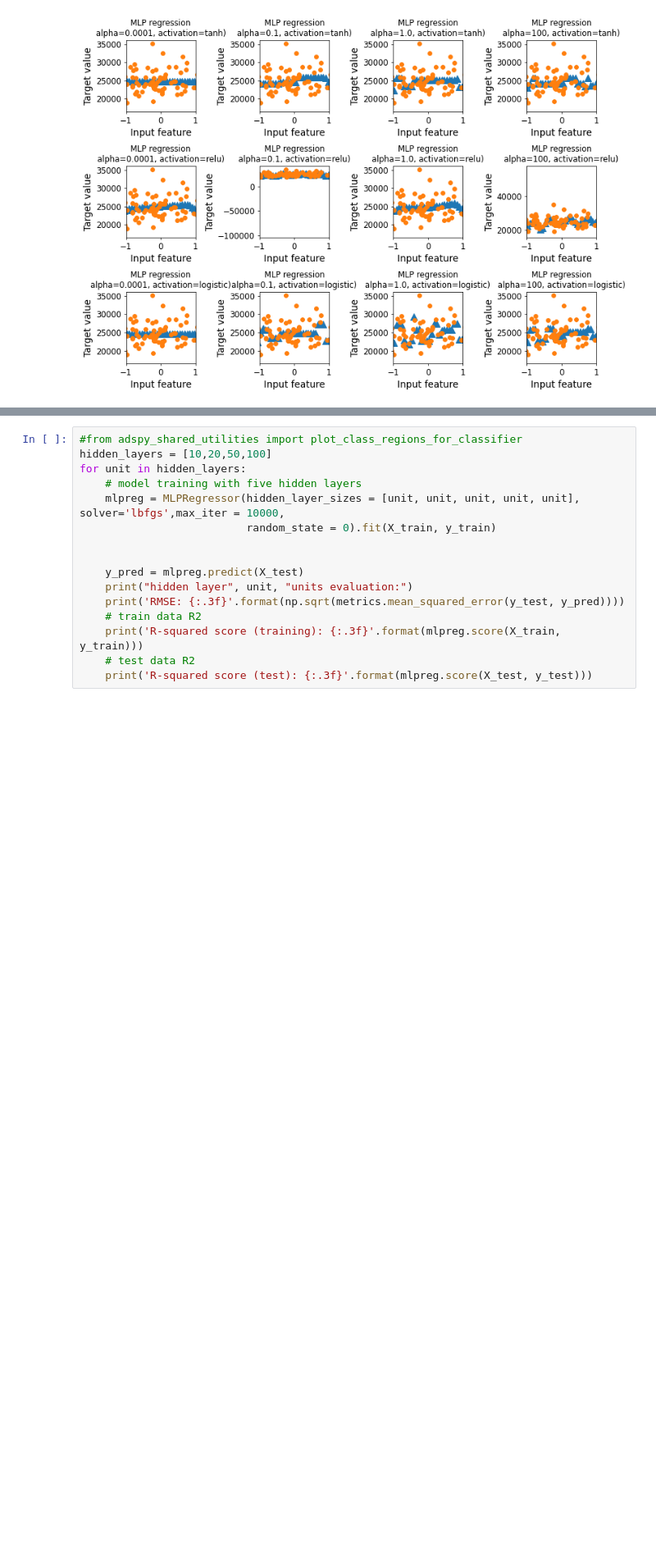
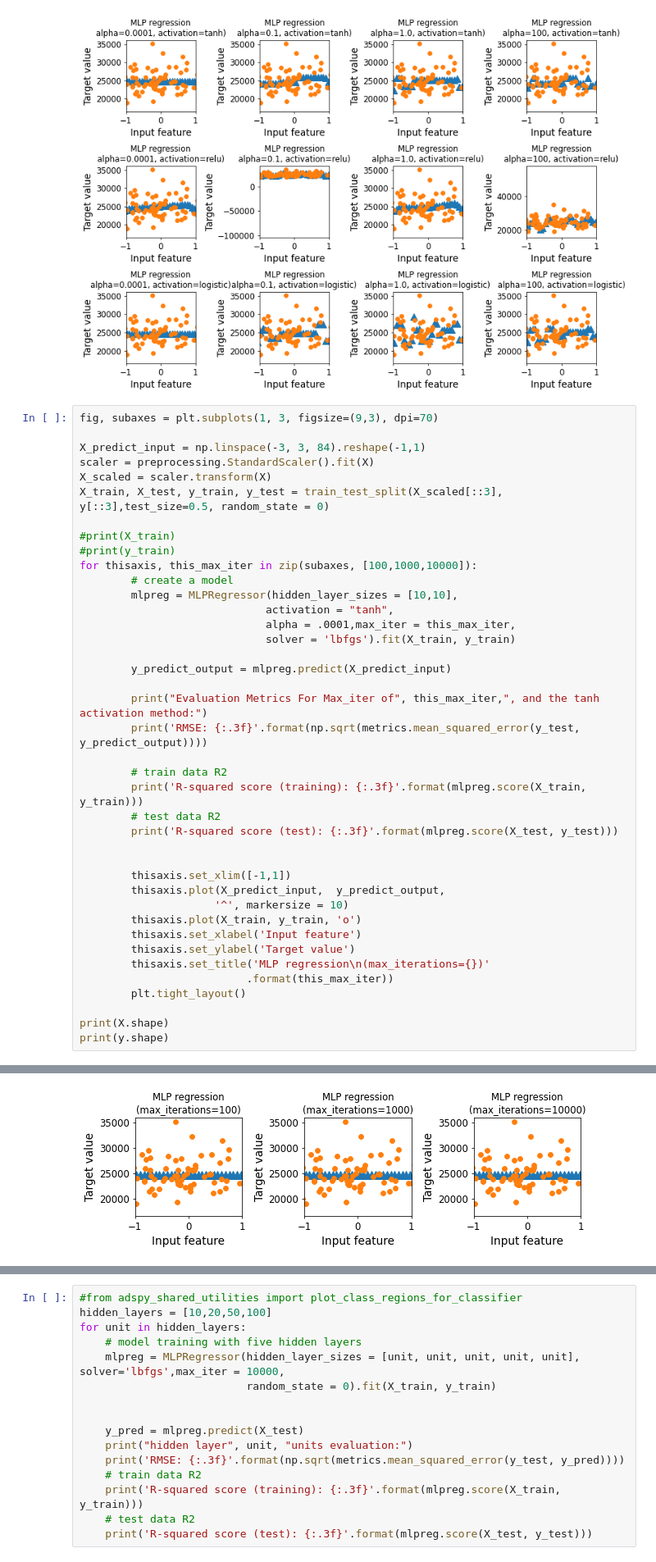
Before and after one commit to weswong02/CPSC4310, a Jupyter notebook: MLP/MLP4/NNmodeling.ipynb, the cells around one changed output, grey strips where cells are left out. Shown: that part at 82% size. Saved outputs shown, nothing was run; the diff lists cells and outputs as text; blank space fills up the shorter version.

```diff
--- a/MLP/MLP4/NNmodeling.ipynb
+++ b/MLP/MLP4/NNmodeling.ipynb
@@ -184,3 +184,44 @@ R-squared score (test): -0.086
 (499, 1)
 (499,)
 [figure]
+# %%
+fig, subaxes = plt.subplots(1, 3, figsize=(9,3), dpi=70)
+
+X_predict_input = np.linspace(-3, 3, 84).reshape(-1,1)
+scaler = preprocessing.StandardScaler().fit(X)
+X_scaled = scaler.transform(X)
+X_train, X_test, y_train, y_test = train_test_split(X_scaled[::3], y[::3],test_size=0.5, random_state = 0)
+
+#print(X_train)
+#print(y_train)
+for thisaxis, this_max_iter in zip(subaxes, [100,1000,10000]):
+        # create a model
+        mlpreg = MLPRegressor(hidden_layer_sizes = [10,10],
+                             activation = "tanh",
+                             alpha = .0001,max_iter = this_max_iter,
+                             solver = 'lbfgs').fit(X_train, y_train)
+
+        y_predict_output = mlpreg.predict(X_predict_input)
+
+        print("Evaluation Metrics For Max_iter of", this_max_iter,", and the tanh activation method:")
+        print('RMSE: {:.3f}'.format(np.sqrt(metrics.mean_squared_error(y_test, y_predict_output))))
+
+        # train data R2
+        print('R-squared score (training): {:.3f}'.format(mlpreg.score(X_train, y_train)))
+        # test data R2
+        print('R-squared score (test): {:.3f}'.format(mlpreg.score(X_test, y_test)))
+
+
+        thisaxis.set_xlim([-1,1])
+        thisaxis.plot(X_predict_input,  y_predict_output,
+                     '^', markersize = 10)
+        thisaxis.plot(X_train, y_train, 'o')
+        thisaxis.set_xlabel('Input feature')
+        thisaxis.set_ylabel('Target value')
+        thisaxis.set_title('MLP regression\n(max_iterations={})'
+                          .format(this_max_iter))
+        plt.tight_layout()
+
+print(X.shape)
+print(y.shape)
+# %% [output]
@@ -187,3 +242,4 @@ R-squared score (test): -0.086
+[figure, added]
 # %%
 print(y_test.shape)
 print(y_predict_output.shape)
```
Also changed, not shown: parts of 10 cells of this notebook.
